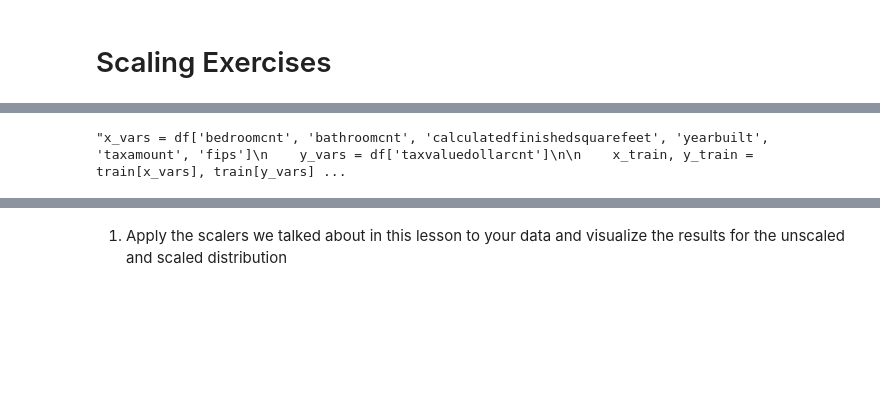
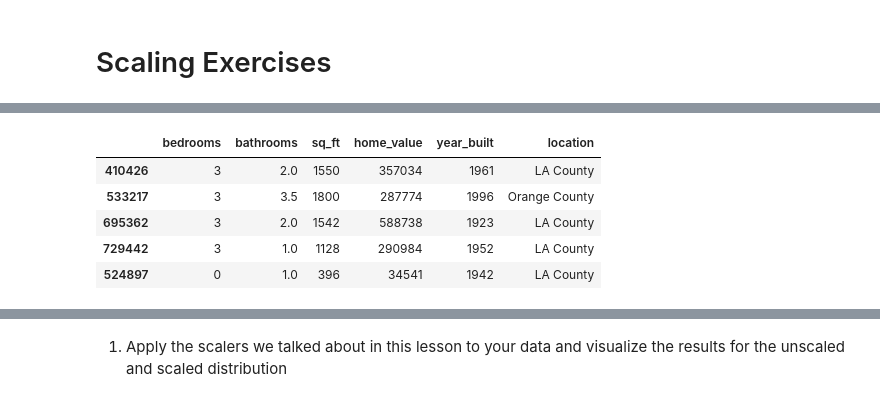
Before and after one commit to SchneemannDavid/regression-exercises, a Jupyter notebook: exercises/scaling.ipynb, the cells around one changed output, grey strips where cells are left out. Saved outputs shown, nothing was run; the diff lists cells and outputs as text; code cells hidden in the pictures; blank space fills up the shorter version.

```diff
--- a/exercises/scaling.ipynb
+++ b/exercises/scaling.ipynb
@@ -53,12 +83,3 @@ def split_zillow(df):
     train, validate = train_test_split(train_validate, test_size=.3,
                                    random_state=123)
     return train, validate, test
-# %%
-'''x_vars = df['bedroomcnt', 'bathroomcnt', 'calculatedfinishedsquarefeet', 'yearbuilt', 'taxamount', 'fips']
-    y_vars = df['taxvaluedollarcnt']
-
-    x_train, y_train = train[x_vars], train[y_vars]
-    x_validate, y_validate = validate[x_vars], validate[y_vars]
-    x_test, y_test = test[x_vars], test[y_vars]'''
-# %% [output]
-"x_vars = df['bedroomcnt', 'bathroomcnt', 'calculatedfinishedsquarefeet', 'yearbuilt', 'taxamount', 'fips']\n    y_vars = df['taxvaluedollarcnt']\n\n    x_train, y_train = train[x_vars], train[y_vars] ...
@@ -66,0 +86,11 @@ def split_zillow(df):
+# %%
+train, validate, test = split_zillow(df)
+# %%
+train.head()
+# %% [output]
+|  | bedrooms | bathrooms | sq_ft | home_value | year_built | location |
+| 410426 | 3 | 2.0 | 1550 | 357034 | 1961 | LA County |
+| 533217 | 3 | 3.5 | 1800 | 287774 | 1996 | Orange County |
+| 695362 | 3 | 2.0 | 1542 | 588738 | 1923 | LA County |
+| 729442 | 3 | 1.0 | 1128 | 290984 | 1952 | LA County |
+| 524897 | 0 | 1.0 | 396 | 34541 | 1942 | LA County |
```
Also changed, not shown: parts of 14 cells of this notebook, 6 other files.
